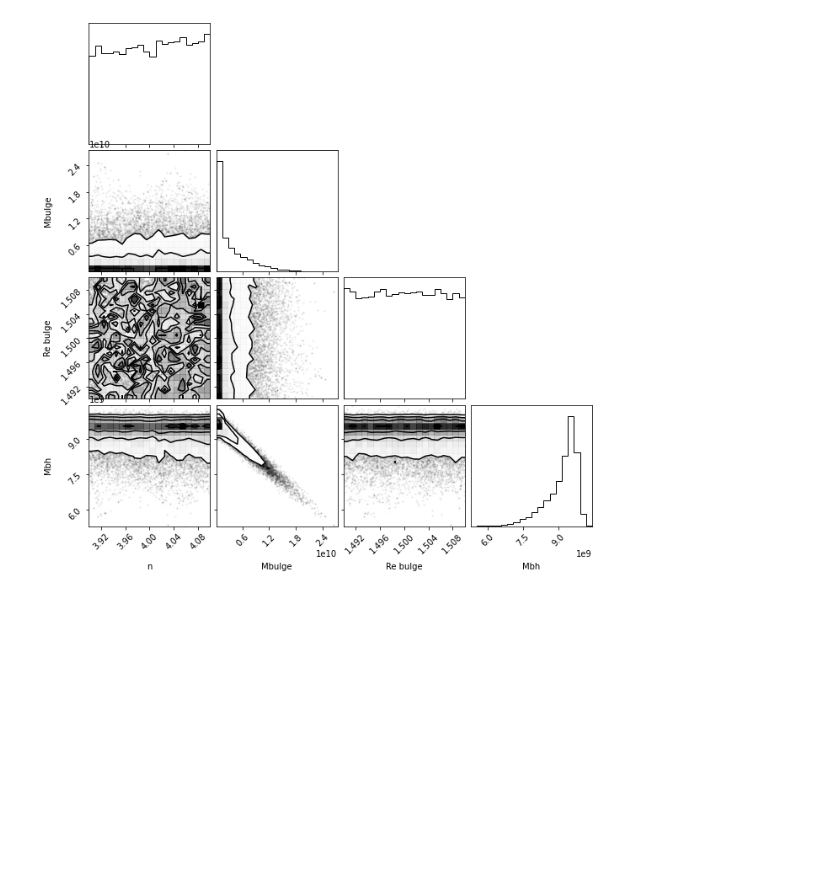
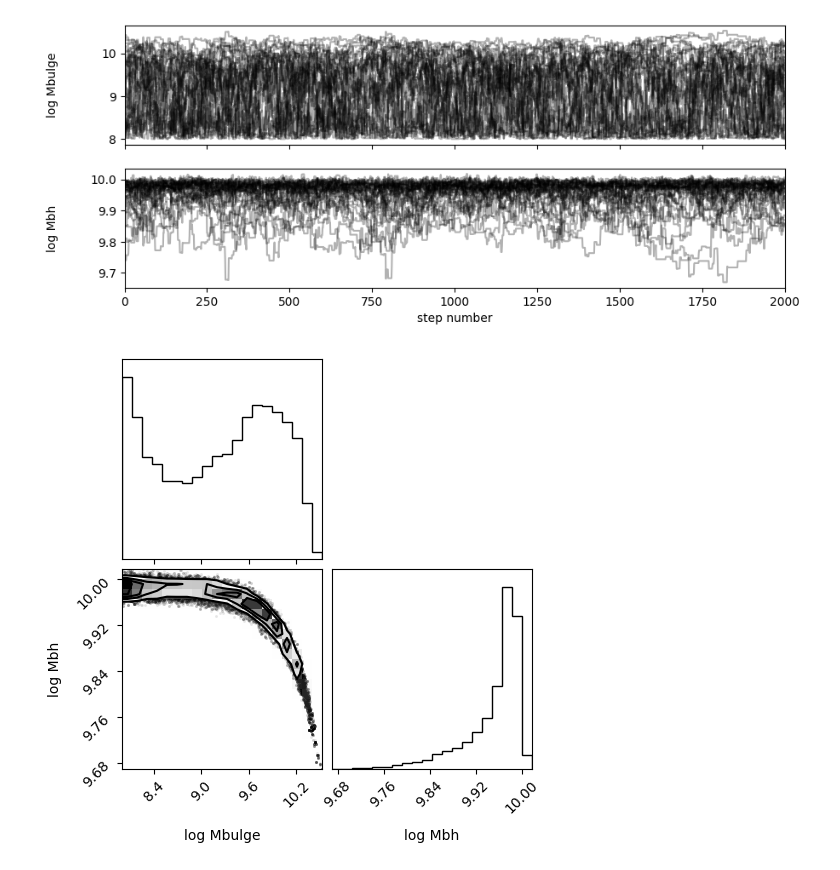
Before and after one commit to rjassef/SMBH_fitter, a Jupyter notebook: run_MCMC.ipynb, the cells around one changed output. Cells and saved outputs as stored; diff of their text form; code cells hidden in the pictures; blank space fills up the shorter version.

```diff
--- a/run_MCMC.ipynb
+++ b/run_MCMC.ipynb
@@ -170,10 +11,35 @@ plt.show()
-# %%
-labels = ["n", "Mbulge", "Re bulge", "Mbh"]
-flat_samples2 = np.copy(flat_samples)
-flat_samples2[:,1] = 10**flat_samples2[:,1]
-flat_samples2[:,3] = 10**flat_samples2[:,3]
-fig = corner.corner(
-    flat_samples2, labels=labels
-);
-# %% [output]
-[figure, removed]
+# %%
+#Read the measurements.
+data = np.loadtxt("data.dat")
+sigma_obs = data[:,0]
+sigma_obs_err = data[:,1]
+r_ins = data[:,2]
+r_outs = data[:,3]
+sigma_Bs = data[:,4]
+# %%
+#Initialize the modeling object
+modelv = ModelVelocity(sigma_Bs, r_ins, r_outs)
+# %%
+#Initial guesses. Order is n, log Mbulge, re bulge, log Mbh
+x_init = np.array([4.0, 10.5, 1.5, 10.])
+
+#Set the bounds.
+x_min = np.array([0.50,  8., 0.25, 0.])
+x_max = np.array([10.0, 12., 10.0, 11.])
+
+#Set which parameters are fixed.
+ifix  = np.zeros(x_init.shape, dtype=bool)
+ifix[0] = True
+ifix[2] = True
+# %%
+#Run the MCMC
+myMCMC = MCMC(x_init, x_min, x_max, modelv, log_prob, sigma_obs, sigma_obs_err, ifix=ifix)
+myMCMC.runMCMC()
+# %%
+myMCMC.plotConvergence()
+# %% [output]
+[figure, added]
+# %%
+myMCMC.corner_plot()
+# %% [output]
+[figure, added]
```
Also changed, not shown: parts of 21 cells of this notebook, 26 other files.
